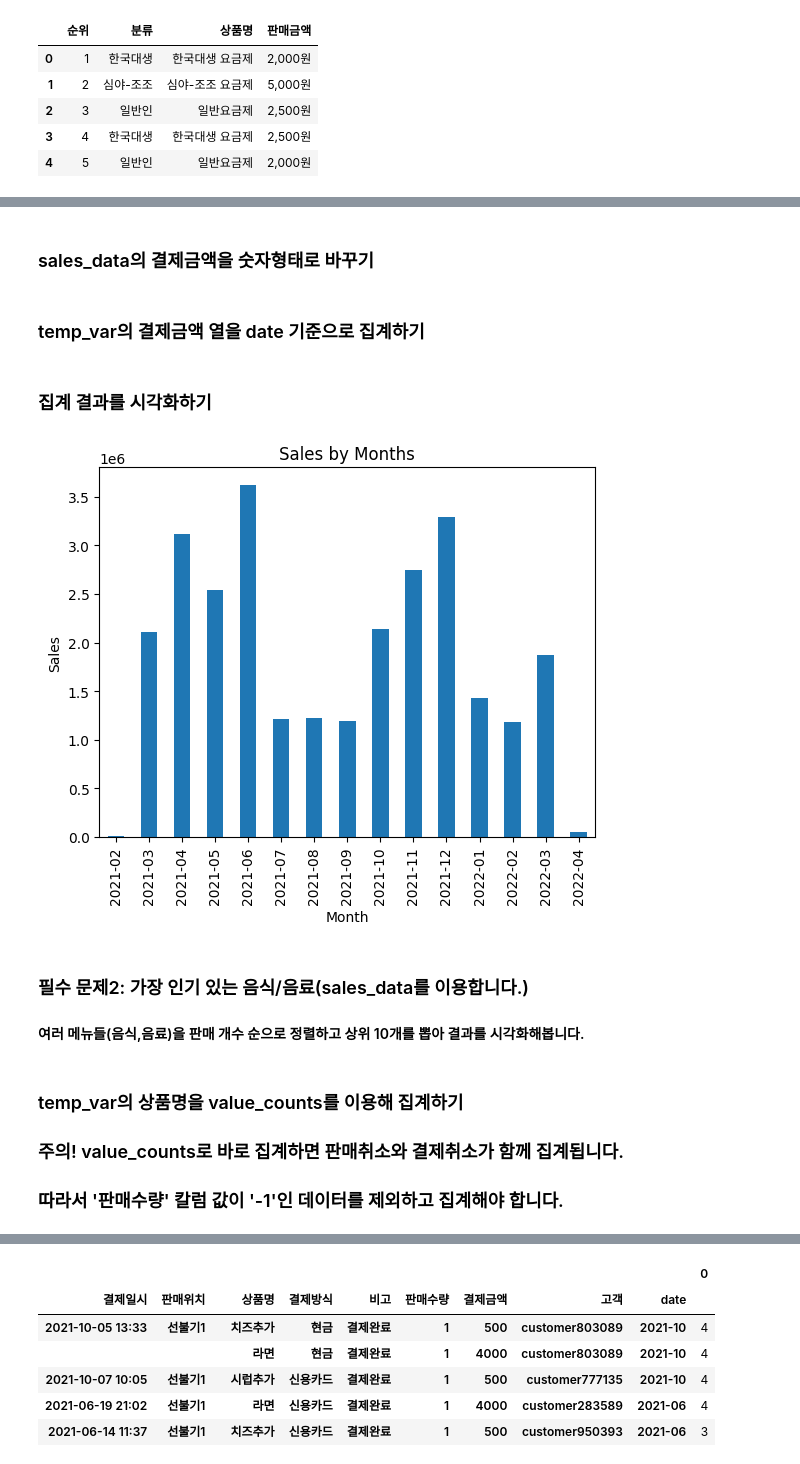
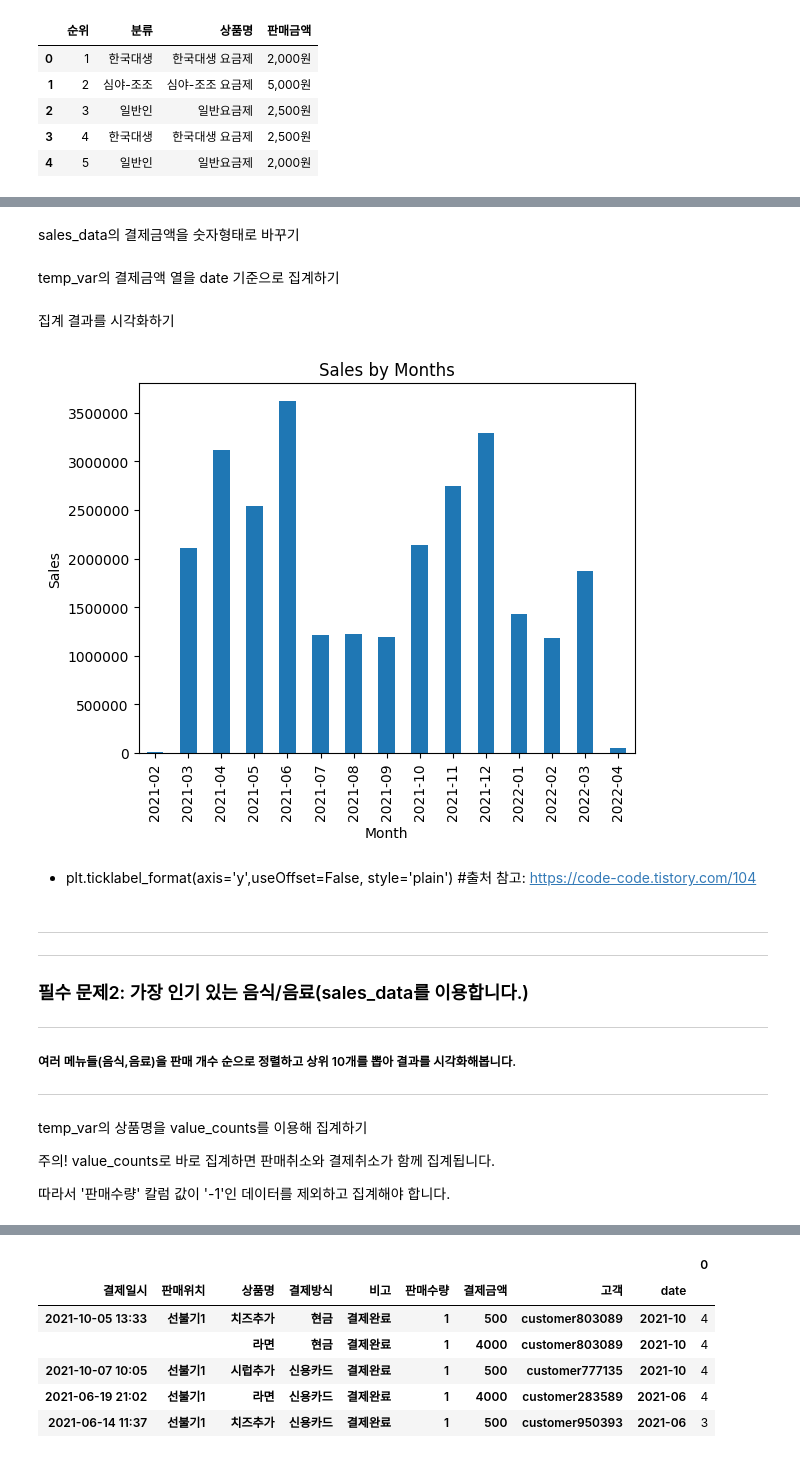
Before and after one commit to JibingJung/AIFFEL_online2nd, a Jupyter notebook: [E-01]modu_cafe_data_analysis.ipynb, the cells around one changed output, grey strips where cells are left out. Cells and saved outputs as stored; diff of their text form; code cells hidden in the pictures.

```diff
--- a/[E-01]modu_cafe_data_analysis.ipynb
+++ b/[E-01]modu_cafe_data_analysis.ipynb
@@ -142,31 +157,43 @@ temp_var['date'] = sales_data['결제일시'].str[:7]
 # %%
 sales_data['결제금액'] = sales_data['결제금액'].str.replace(',','')
 # %% [markdown]
-### sales_data의 결제금액을 숫자형태로 바꾸기
+sales_data의 결제금액을 숫자형태로 바꾸기
 # %%
 sales_data['결제금액'] = sales_data['결제금액'].astype('int64')
 # %% [markdown]
-### temp_var의 결제금액 열을 date 기준으로 집계하기
+temp_var의 결제금액 열을 date 기준으로 집계하기
 # %%
 payment_data = temp_var['결제금액'].groupby(temp_var['date']).sum()
 # %% [markdown]
-### 집계 결과를 시각화하기
+집계 결과를 시각화하기
 # %%
 ax = payment_data.plot(kind='bar')
+
+plt.ticklabel_format(axis='y',useOffset=False, style='plain') #출처 참고
 
 plt.title('Sales by Months')
 plt.xlabel('Month')
 plt.ylabel('Sales')
 plt.show()
 # %% [output]
-[figure, old version]
+[figure, new version]
+# %% [markdown]
+- plt.ticklabel_format(axis='y',useOffset=False, style='plain') #출처 참고: https://code-code.tistory.com/104
 # %% [markdown]
+-----
+-----
 ### 필수 문제2: 가장 인기 있는 음식/음료(sales_data를 이용합니다.)
-#### 여러 메뉴들(음식,음료)을 판매 개수 순으로 정렬하고 상위 10개를 뽑아 결과를 시각화해봅니다.
+------
+##### 여러 메뉴들(음식,음료)을 판매 개수 순으로 정렬하고 상위 10개를 뽑아 결과를 시각화해봅니다.
+-----
 # %% [markdown]
-### temp_var의 상품명을 value_counts를 이용해 집계하기
-### 주의! value_counts로 바로 집계하면 판매취소와 결제취소가 함께 집계됩니다.
-### 따라서 '판매수량' 칼럼 값이 '-1'인 데이터를 제외하고 집계해야 합니다.
+temp_var의 상품명을 value_counts를 이용해 집계하기
+
+
+주의! value_counts로 바로 집계하면 판매취소와 결제취소가 함께 집계됩니다.
+
+
+따라서 '판매수량' 칼럼 값이 '-1'인 데이터를 제외하고 집계해야 합니다.
 # %%
 item_name = temp_var[temp_var['판매수량']!=-1].value_counts()
 # %% [markdown]
```
Also changed, not shown: parts of 61 cells of this notebook.
